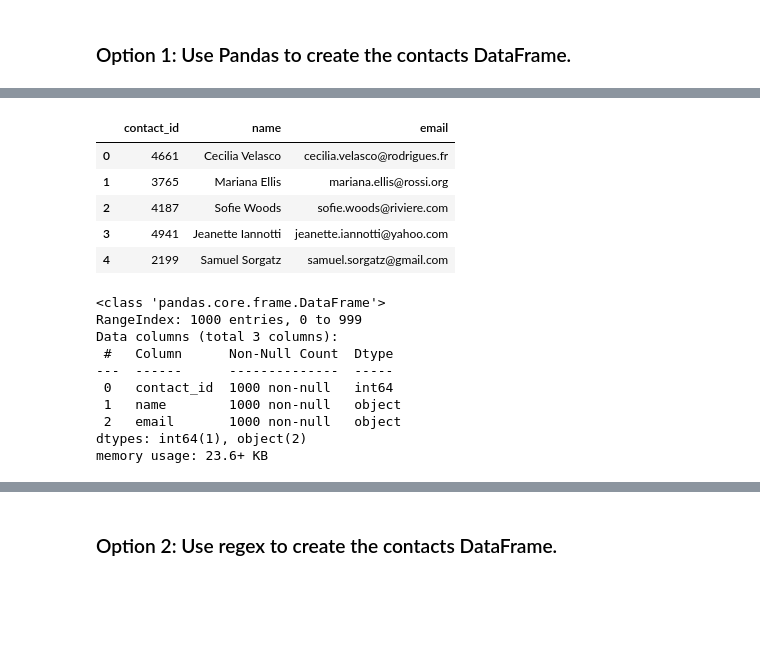
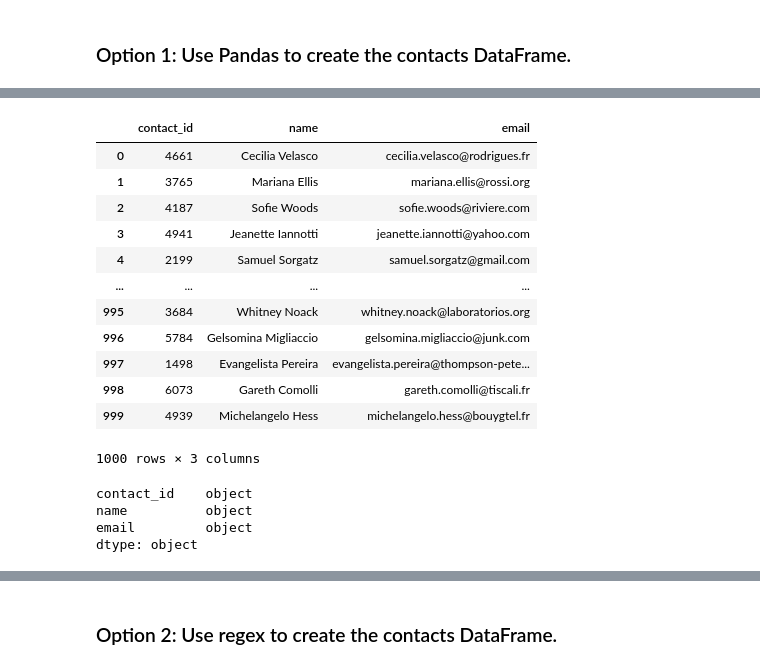
Before and after one commit to ubnas1/Crowdfunding_ETL, a Jupyter notebook: ETL_Mini_Project_Starter_Code_UNasar.ipynb, the cells around one changed output, grey strips where cells are left out. Saved outputs shown, nothing was run; the diff lists cells and outputs as text; code cells hidden in the pictures; blank space fills up the shorter version.

```diff
--- a/ETL_Mini_Project_Starter_Code_UNasar.ipynb
+++ b/ETL_Mini_Project_Starter_Code_UNasar.ipynb
@@ -374,0 +389,5 @@ print(dict_values)
+# %%
+import json
+dict_values = contact_info_df.values.tolist()
+contact_info_df[['contact_id','name','email']] = contact_info_df['contact_info'].str.split(',', n=3, expand=True)
+contact_info_df
@@ -374,0 +408,3 @@ print(dict_values)
+# %%
+contact_info_df = contact_info_df.drop(columns="contact_info")
+contact_info_df
@@ -374,0 +425,4 @@ print(dict_values)
+# %%
+contact_info_df['contact_id'] = contact_info_df['contact_id'].map(lambda x: x.lstrip('{""'))
+
+contact_info_df
@@ -374,0 +443,13 @@ print(dict_values)
+# %%
+contact_info_df['contact_id'] = contact_info_df['contact_id'].str.replace('"','')
+
+contact_info_df['name'] = contact_info_df['name'].str.replace('"','')
+
+contact_info_df['email'] = contact_info_df['email'].str.replace('"}','')
+
+contact_info_df['email'] = contact_info_df['email'].str.replace('"','')
+
+
+
+
+contact_info_df
@@ -375,25 +470,36 @@ print(dict_values)
 # %%
 # Create a contact_info DataFrame and add each list of values, i.e., each row
 # to the 'contact_id', 'name', 'email' columns.
+
+contact_info_df[["a","contact_id"]] = contact_info_df["contact_id"].str.split(': ', n=1, expand=True)
+contact_info_df[["b","name"]] = contact_info_df["name"].str.split(': ', n=1, expand=True)
+contact_info_df[["c","email"]] = contact_info_df["email"].str.split(': ', n=1, expand=True)
+
+
+
+contact_info_df.drop(columns=["a","b","c"], axis=1, inplace=True)
+contact_info_df
 # %% [output]
 |  | contact_id | name | email |
 | 0 | 4661 | Cecilia Velasco | cecilia.velasco@rodrigues.fr |
 | 1 | 3765 | Mariana Ellis | mariana.ellis@rossi.org |
 | 2 | 4187 | Sofie Woods | sofie.woods@riviere.com |
 | 3 | 4941 | Jeanette Iannotti | jeanette.iannotti@yahoo.com |
 | 4 | 2199 | Samuel Sorgatz | samuel.sorgatz@gmail.com |
+| ... | ... | ... | ... |
+| 995 | 3684 | Whitney Noack | whitney.noack@laboratorios.org |
+| 996 | 5784 | Gelsomina Migliaccio | gelsomina.migliaccio@junk.com |
+| 997 | 1498 | Evangelista Pereira | evangelista.pereira@thompson-pete... |
+| 998 | 6073 | Gareth Comolli | gareth.comolli@tiscali.fr |
+| 999 | 4939 | Michelangelo Hess | michelangelo.hess@bouygtel.fr |
+1000 rows × 3 columns
 # %%
 # Check the datatypes.
+contact_info_df.dtypes
 # %% [output]
-<class 'pandas.core.frame.DataFrame'>
-RangeIndex: 1000 entries, 0 to 999
-Data columns (total 3 columns):
- #   Column      Non-Null Count  Dtype
----  ------      --------------  -----
- 0   contact_id  1000 non-null   int64
- 1   name        1000 non-null   object
- 2   email       1000 non-null   object
-dtypes: int64(1), object(2)
-memory usage: 23.6+ KB
+contact_id    object
+name          object
+email         object
+dtype: object
 # %%
 # Create a "first"name" and "last_name" column with the first and last names from the "name" column.
```
Also changed, not shown: parts of 15 cells of this notebook, 1 other file.
